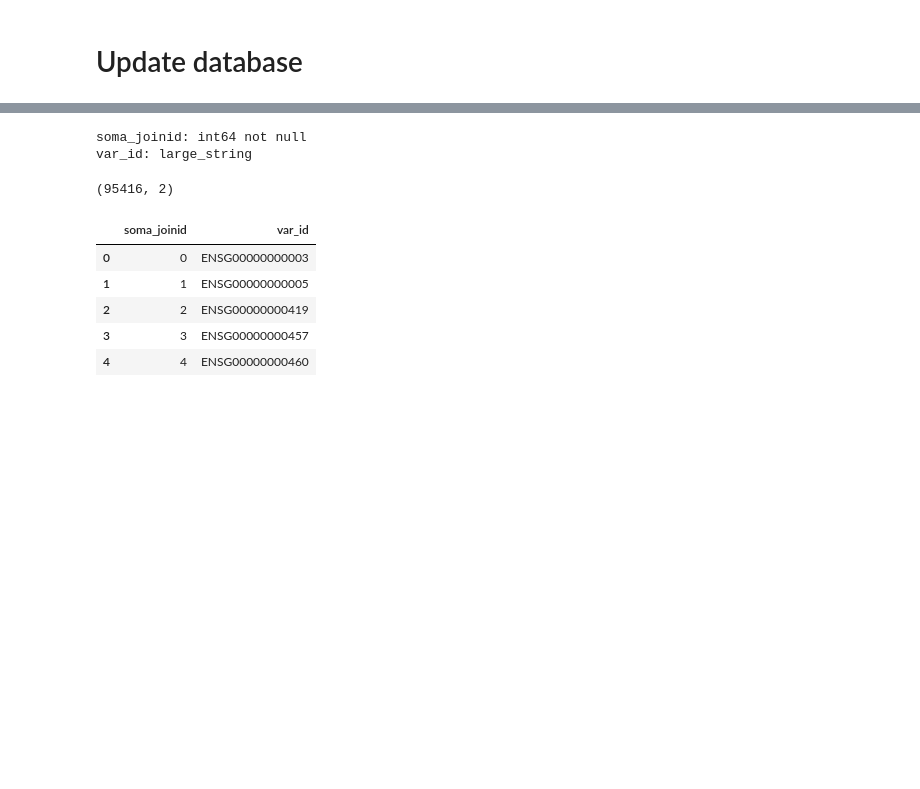
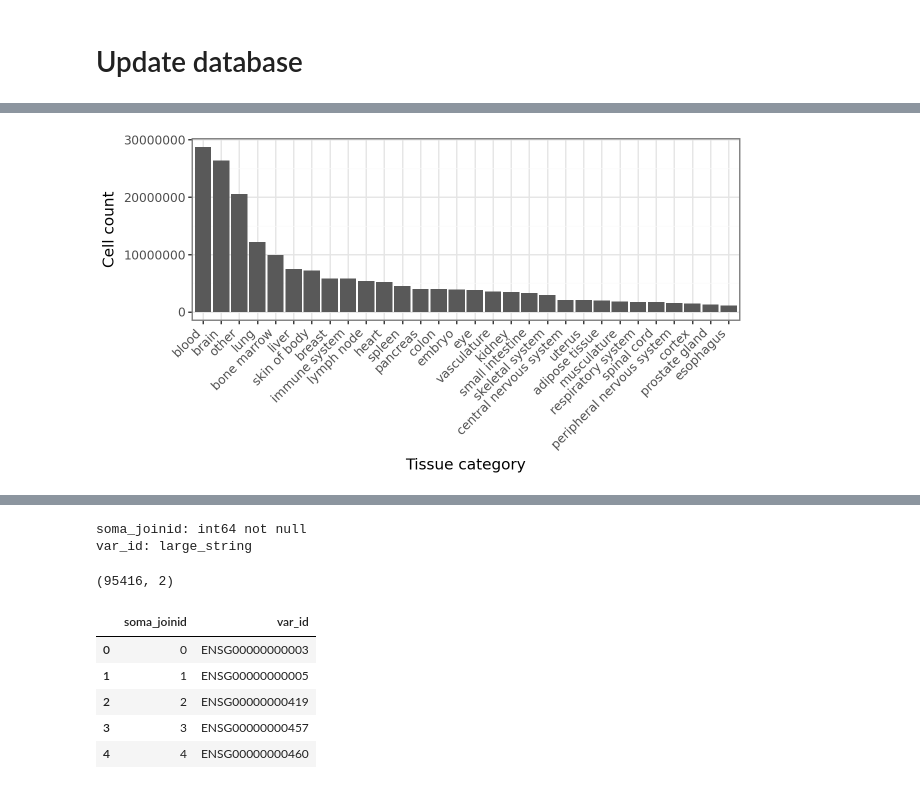
Before and after one commit to bioinfo-tsukuba/scRecounter, a Jupyter notebook: notebooks/tiledb/scBaseCamp_db-create_GeneFull-Ex50pAS.ipynb, the cells around one changed output, grey strips where cells are left out. Cells and saved outputs as stored; diff of their text form; code cells hidden in the pictures; blank space fills up the shorter version.

Commit message:
updated tissue categorization

```diff
--- a/notebooks/tiledb/scBaseCamp_db-create_GeneFull-Ex50pAS.ipynb
+++ b/notebooks/tiledb/scBaseCamp_db-create_GeneFull-Ex50pAS.ipynb
@@ -589,0 +650,9 @@ df[df["var_id"].isin(adata_t100.var.index)]
+# %%
+# full obs dataframe
+with tiledbsoma.open(db_uri) as exp:
+    df_obs = (
+        exp.obs.read()
+        .concat()
+        .to_pandas()
+    )
+df_obs
@@ -589,0 +691,4 @@ df[df["var_id"].isin(adata_t100.var.index)]
+# %%
+# load in existing tissue-group index
+df_tissue_o1_idx = pd.read_csv("data/2025-02-17_tissue_categories.csv")
+df_tissue_o1_idx
@@ -589,0 +788,4 @@ df[df["var_id"].isin(adata_t100.var.index)]
+# %%
+# adding tissue group to df_obs
+df_obs = df_obs.merge(df_tissue_o1_idx, on="tissue", how="left")
+df_obs
@@ -589,0 +823,4 @@ df[df["var_id"].isin(adata_t100.var.index)]
+# %%
+# count number of obs (cells) value per tissue group
+df_obs_s = df_obs.groupby("tissue_group").size().reset_index(name="count")
+df_obs_s
@@ -589,0 +841,24 @@ df[df["var_id"].isin(adata_t100.var.index)]
+# %%
+# filter to top 30
+top_n = df_obs_s.sort_values('count', ascending=False)["tissue_group"].unique()[:30]
+df_obs_s = df_obs_s[df_obs_s["tissue_group"].isin(top_n)]
+
+# reorder tissue group by count
+df_obs_s['tissue_group'] = pd.Categorical(
+    df_obs_s['tissue_group'],
+    categories=df_obs_s.sort_values('count', ascending=False)['tissue_group'].tolist(),
+    ordered=True
+)
+
+# plot number of cells per tissue group
+p = (
+    pn.ggplot(df_obs_s, pn.aes(x="tissue_group", y="count")) +
+    pn.geom_col() +
+    pn.labs(x="Tissue category", y="Cell count") +
+    pn.theme(
+        figure_size=(6.5,3.5),
+        axis_text_x=pn.element_text(angle=45, hjust=1)
+    ))
+p
+# %% [output]
+[figure, added]
```
Also changed, not shown: parts of 28 cells of this notebook, 5 other files.
